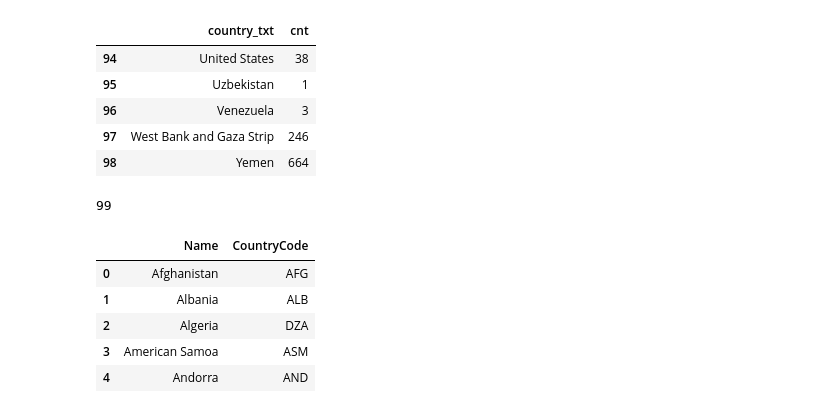
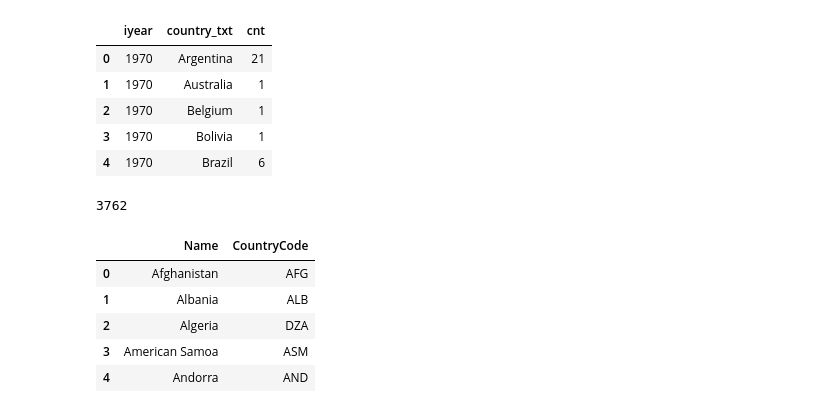
Before and after one commit to AndreaCurtoni/TerrorismDSBA, a Jupyter notebook: starting_analysis/GeoData.ipynb, the cells around one changed output. Saved outputs shown, nothing was run; the diff lists cells and outputs as text; code cells hidden in the pictures.

```diff
--- a/starting_analysis/GeoData.ipynb
+++ b/starting_analysis/GeoData.ipynb
@@ -4,4 +4,4 @@ import numpy as np
 import seaborn as sns
 import matplotlib.pyplot as plt
 # %%
-events = pd.read_csv('./dataset/events2015')
+events = pd.read_csv('./dataset/tot_year+country')
@@ -10,16 +8,16 @@ del events['iyear']
 # %%
-events.tail()
+events.head()
 # %% [output]
-|  | country_txt | cnt |
-| 94 | United States | 38 |
-| 95 | Uzbekistan | 1 |
-| 96 | Venezuela | 3 |
-| 97 | West Bank and Gaza Strip | 246 |
-| 98 | Yemen | 664 |
+|  | iyear | country_txt | cnt |
+| 0 | 1970 | Argentina | 21 |
+| 1 | 1970 | Australia | 1 |
+| 2 | 1970 | Belgium | 1 |
+| 3 | 1970 | Bolivia | 1 |
+| 4 | 1970 | Brazil | 6 |
 # %%
 events.shape[0]
 # %% [output]
-99
+3762
 # %%
 cc = pd.read_csv('./dataset/CountryCode.csv', sep=';')
 # %%
```
Also changed, not shown: parts of 9 cells of this notebook.
